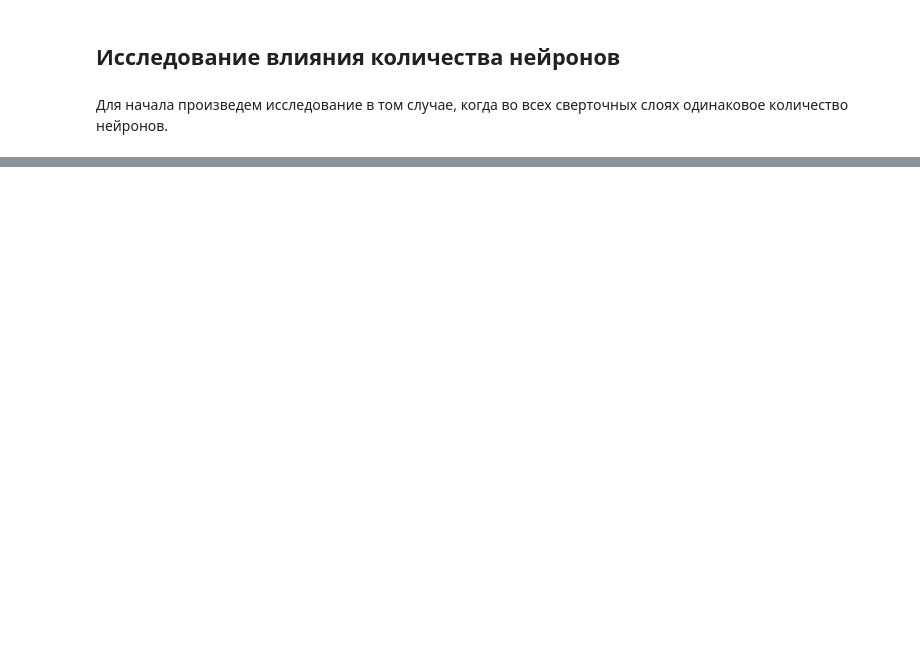
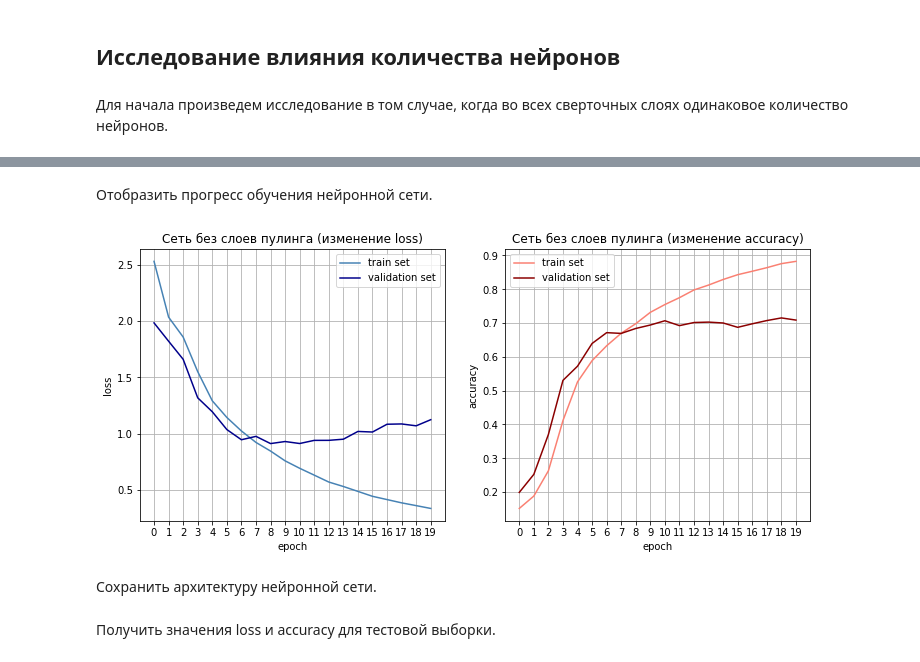
Before and after one commit to new-divos/aiu-tasks, a Jupyter notebook: notebooks/03-cifar-10/pro.ipynb, the cells around one changed output, grey strips where cells are left out. Drawn from its saved outputs; the diff is of its cells as text; code cells hidden in the pictures; blank space fills up the shorter version.

```diff
--- a/notebooks/03-cifar-10/pro.ipynb
+++ b/notebooks/03-cifar-10/pro.ipynb
@@ -568,0 +587,11 @@ plt.show();
+# %%
+net, history = Cifar10Net.make_and_fit(
+    make_cifar10_architector(5),
+    x_train,
+    y_train,
+    x_val,
+    y_val,
+    use_pooling=False,
+    batch_size=128,
+    verbose=1
+)
@@ -568,0 +638,8 @@ plt.show();
+# %% [markdown]
+Отобразить прогресс обучения нейронной сети.
+# %%
+plot_history(history, "Сеть без слоев пулинга");
+# %% [output]
+[figure, added]
+# %% [markdown]
+Сохранить архитектуру нейронной сети.
@@ -568,0 +648,2 @@ plt.show();
+# %% [markdown]
+Получить значения loss и accuracy для тестовой выборки.
```
Also changed, not shown: parts of 108 cells of this notebook.
